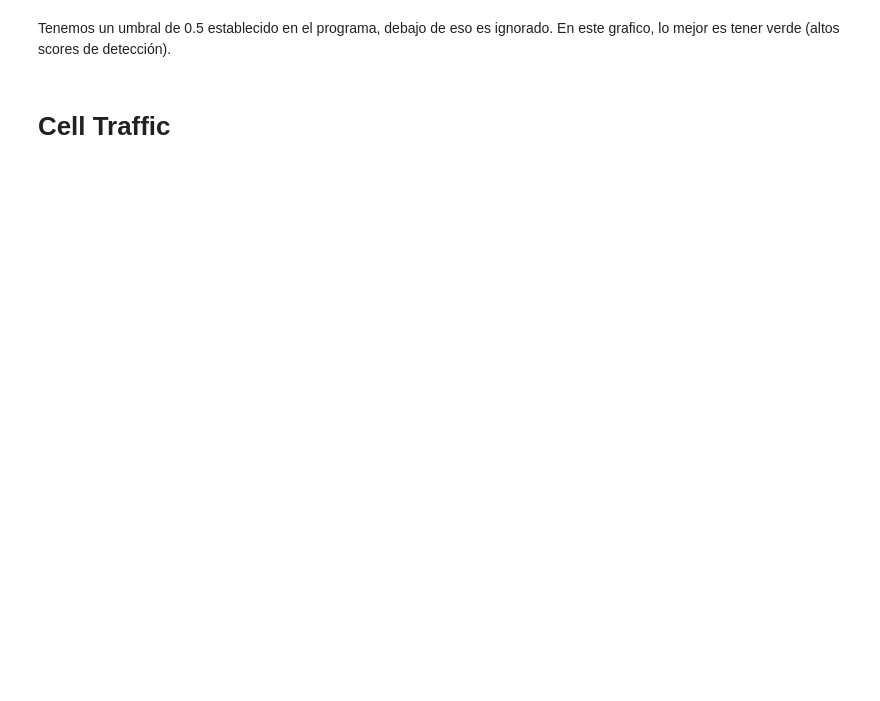
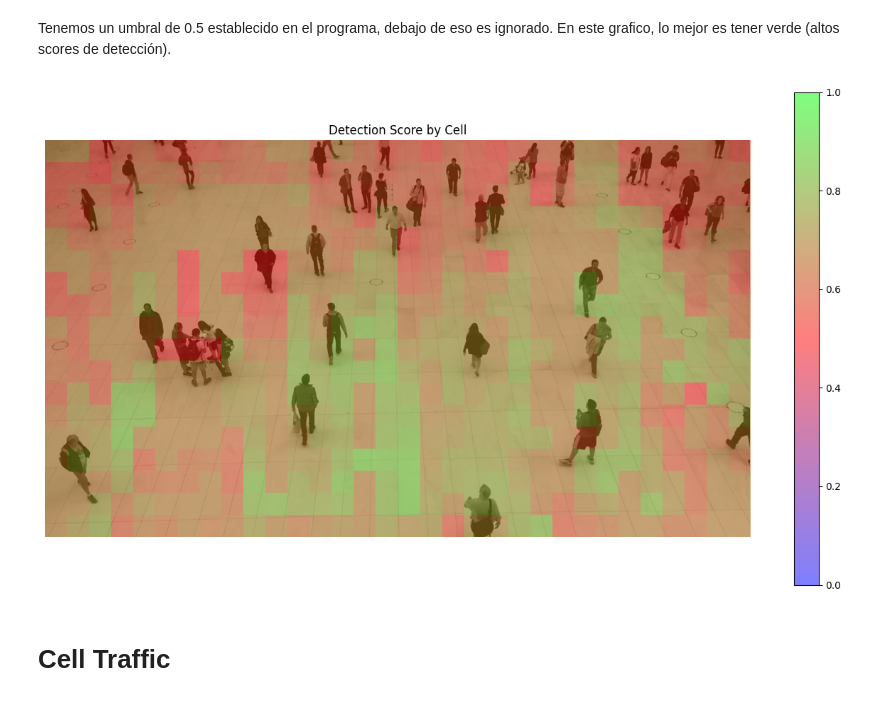
Before and after one commit to matisflores/unav-mbds-tfm, a Jupyter notebook: compare.ipynb, the cells around one changed output. Saved outputs shown, nothing was run; the diff lists cells and outputs as text; code cells hidden in the pictures; blank space fills up the shorter version.

```diff
--- a/compare.ipynb
+++ b/compare.ipynb
@@ -258,5 +333,69 @@ plt.show()
 # %% [markdown]
 Tenemos un umbral de 0.5 establecido en el programa, debajo de eso es ignorado. En este grafico, lo mejor es tener verde (altos scores de detección).
+# %%
+import numpy as np
+import pandas as pd
+import matplotlib.pyplot as plt
+import cv2
+from sklearn.impute import KNNImputer
+
+# Load your data into df_tracks
+# df_tracks = pd.read_csv('your_data.csv')
+
+df_scores = df_tracks.copy()
+
+# Agrupar por celda y calcular la media del score
+df_scores_grouped = df_scores[['cell', 'score']].groupby('cell').mean().reset_index()
+
+# Tamaño de la imagen
+img_width, img_height = 1280, 720
+
+# Tamaño de las celdas del heatmap
+cell_size = 40
+
+# Ruta de la imagen en el disco
+image_path = 'assets/frame.jpg'
+
+# Cargar la imagen desde el disco
+image = cv2.imread(image_path)
+image = cv2.cvtColor(image, cv2.COLOR_BGR2RGB)  # Convertir de BGR a RGB para matplotlib
+img_height, img_width = image.shape[:2]
+
+# Create a full grid of cells
+num_cells_x = img_width // cell_size
+num_cells_y = img_height // cell_size
+all_cells = pd.DataFrame({'cell': np.arange(num_cells_x * num_cells_y)})
+
+# Merge with the actual scores, filling missing cells with NaN
+df_scores_full = all_cells.merge(df_scores_grouped, on='cell', how='left')
+
+# Use KNNImputer to fill the missing scores
+imputer = KNNImputer(n_neighbors=3)
+df_scores_full['score'] = imputer.fit_transform(df_scores_full[['score']])
+
+# Convert the dataframe to a heatmap matrix
+heatmap_data = np.zeros((num_cells_y, num_cells_x))
+
+for index, row in df_scores_full.iterrows():
+    cell = int(row['cell'])
+    score = float(row['score'])
+    i, j = cell // num_cells_x, cell % num_cells_x
+    heatmap_data[i, j] = score
+
+# Crear el heatmap con matplotlib
+fig, ax = plt.subplots(figsize=(16, 9))  # Aumentar el tamaño de la figura
+ax.imshow(image, alpha=1)
+cax = ax.imshow(heatmap_data, cmap='brg', alpha=0.5, extent=[0, img_width, img_height, 0], vmin=0, vmax=1)  # Ajustar la extensión
+
+# Añadir colorbar
+fig.colorbar(cax)
+
+plt.title('Detection Score by Cell')
+plt.axis('off')  # Desactivar los ejes
+
+plt.show()
+# %% [output]
+[figure, added]
 # %% [markdown]
 # Cell Traffic
 # %%
```
Also changed, not shown: parts of 13 cells of this notebook, 1 other file.
